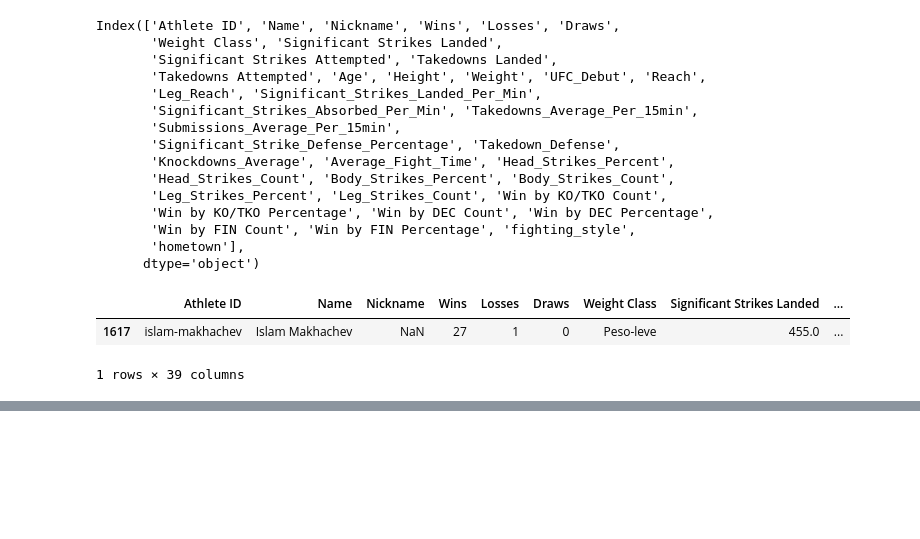
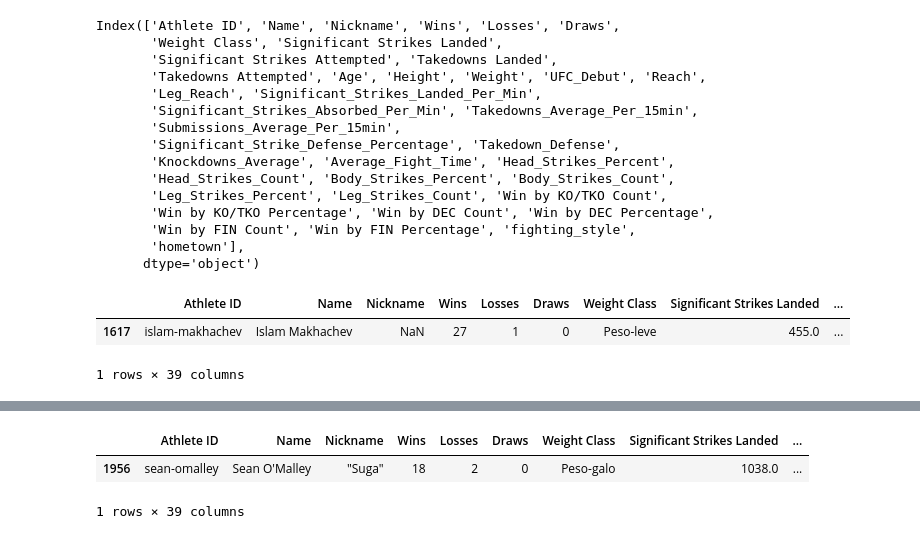
Before and after one commit to Gabriel141213/mma-stats, a Jupyter notebook: ufc_scraping.ipynb, the cells around one changed output, grey strips where cells are left out. Saved outputs shown, nothing was run; the diff lists cells and outputs as text; code cells hidden in the pictures; blank space fills up the shorter version.

```diff
--- a/ufc_scraping.ipynb
+++ b/ufc_scraping.ipynb
@@ -828,0 +1083,10 @@ df[df["Athlete ID"] == "islam-makhachev"]
+# %%
+import pandas as pd
+df = pd.read_csv('/home/gassuncao/mma-status/mma-stats/data/raw/ufc_athletes.csv')
+df.columns
+
+df[df["Athlete ID"] == "sean-omalley"]
+# %% [output]
+|  | Athlete ID | Name | Nickname | Wins | Losses | Draws | Weight Class | Significant Strikes Landed | ... |
+| 1956 | sean-omalley | Sean O'Malley | "Suga" | 18 | 2 | 0 | Peso-galo | 1038.0 | ... |
+1 rows × 39 columns
```
Also changed, not shown: parts of 6 cells of this notebook, 11 other files.
